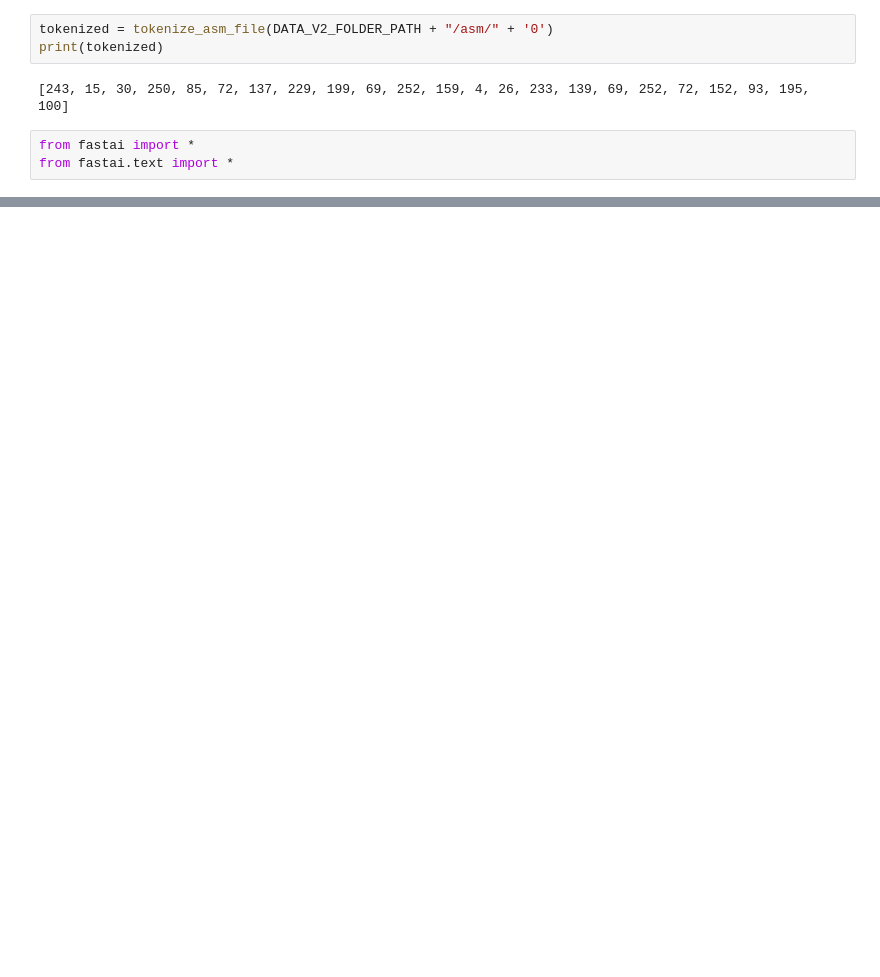
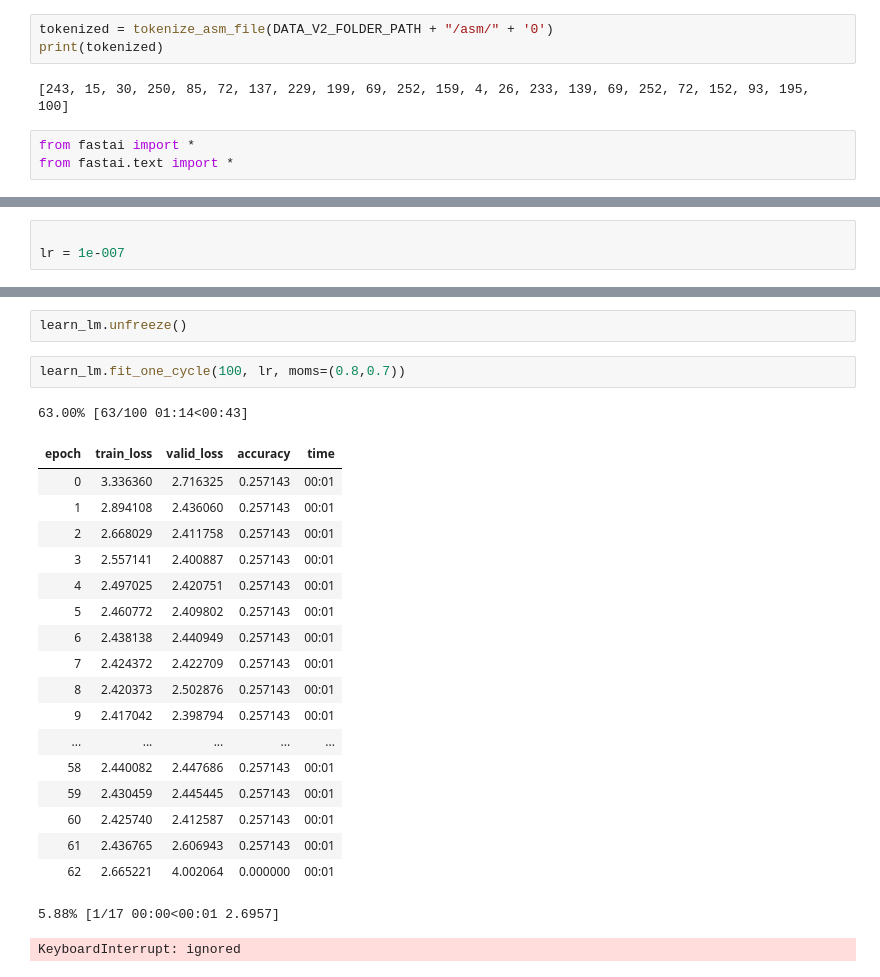
Before and after one commit to sachbhar/DeepDecompiler, a Jupyter notebook: DeepDecompiler.ipynb, the cells around one changed output, grey strips where cells are left out. Cells and saved outputs as stored; diff of their text form; blank space fills up the shorter version.

```diff
--- a/DeepDecompiler.ipynb
+++ b/DeepDecompiler.ipynb
@@ -298,0 +464,3 @@ print(code)
+# %%
+
+lr = 1e-007
@@ -298,0 +472,25 @@ print(code)
+# %%
+learn_lm.unfreeze()
+# %%
+learn_lm.fit_one_cycle(100, lr, moms=(0.8,0.7))
+# %% [output]
+63.00% [63/100 01:14<00:43]
+| epoch | train_loss | valid_loss | accuracy | time |
+| 0 | 3.336360 | 2.716325 | 0.257143 | 00:01 |
+| 1 | 2.894108 | 2.436060 | 0.257143 | 00:01 |
+| 2 | 2.668029 | 2.411758 | 0.257143 | 00:01 |
+| 3 | 2.557141 | 2.400887 | 0.257143 | 00:01 |
+| 4 | 2.497025 | 2.420751 | 0.257143 | 00:01 |
+| 5 | 2.460772 | 2.409802 | 0.257143 | 00:01 |
+| 6 | 2.438138 | 2.440949 | 0.257143 | 00:01 |
+| 7 | 2.424372 | 2.422709 | 0.257143 | 00:01 |
+| 8 | 2.420373 | 2.502876 | 0.257143 | 00:01 |
+| 9 | 2.417042 | 2.398794 | 0.257143 | 00:01 |
+| ... | ... | ... | ... | ... |
+| 58 | 2.440082 | 2.447686 | 0.257143 | 00:01 |
+| 59 | 2.430459 | 2.445445 | 0.257143 | 00:01 |
+| 60 | 2.425740 | 2.412587 | 0.257143 | 00:01 |
+| 61 | 2.436765 | 2.606943 | 0.257143 | 00:01 |
+| 62 | 2.665221 | 4.002064 | 0.000000 | 00:01 |
+5.88% [1/17 00:00<00:01 2.6957]
+KeyboardInterrupt: ignored
```
Also changed, not shown: parts of 18 cells of this notebook.
